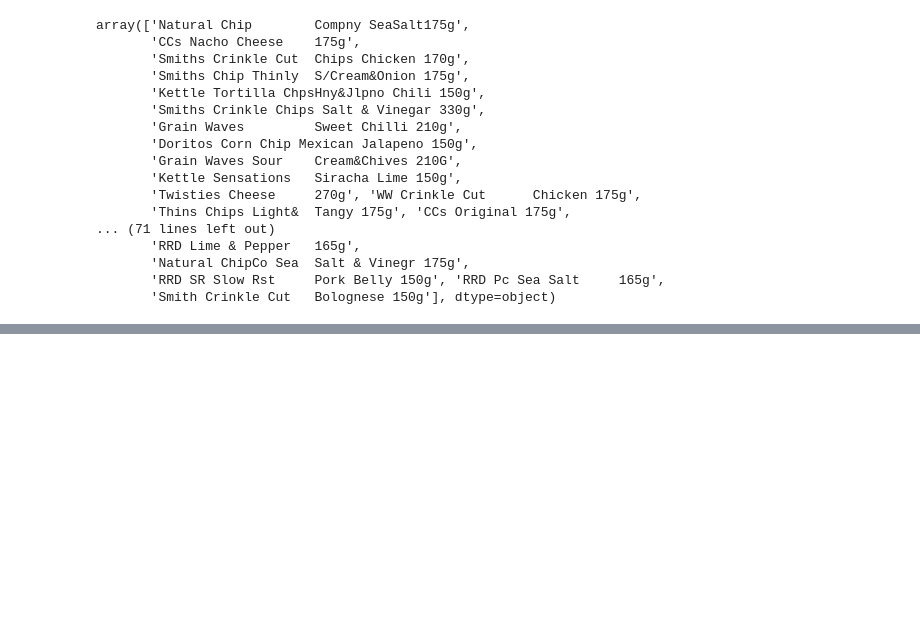
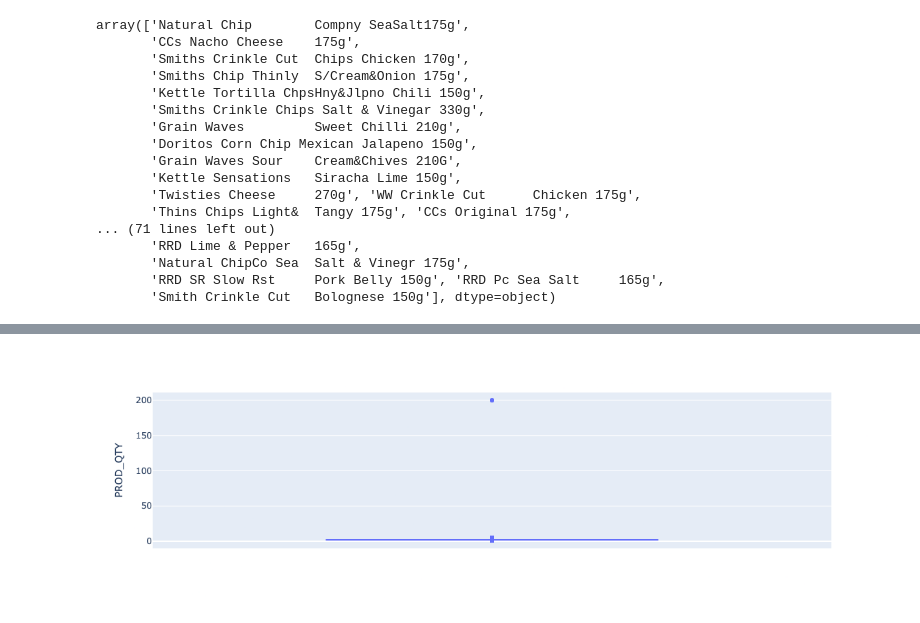
Before and after one commit to salu218/forage_virtual_internship, a Jupyter notebook: quantium.ipynb, the cells around one changed output, grey strips where cells are left out. Saved outputs shown, nothing was run; the diff lists cells and outputs as text; code cells hidden in the pictures; blank space fills up the shorter version.

Commit message:
checked for outliers

```diff
--- a/quantium.ipynb
+++ b/quantium.ipynb
@@ -425,0 +405,6 @@ memory usage: 18.2+ MB
+# %%
+#check for outliers
+fig = px.box(filtered_df, y="PROD_QTY")
+fig
+# %% [output]
+[figure, added]
```
Also changed, not shown: parts of 5 cells of this notebook.
